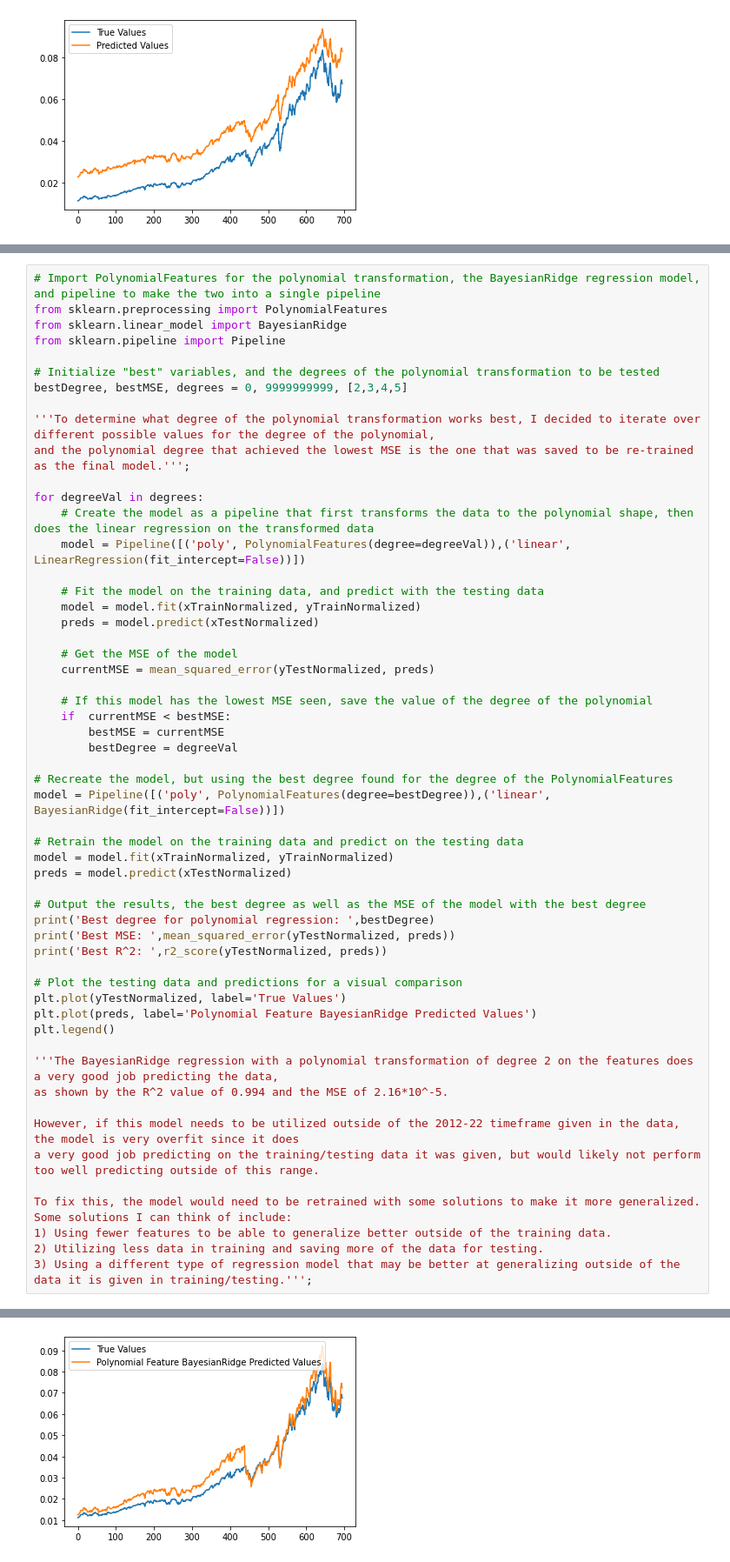
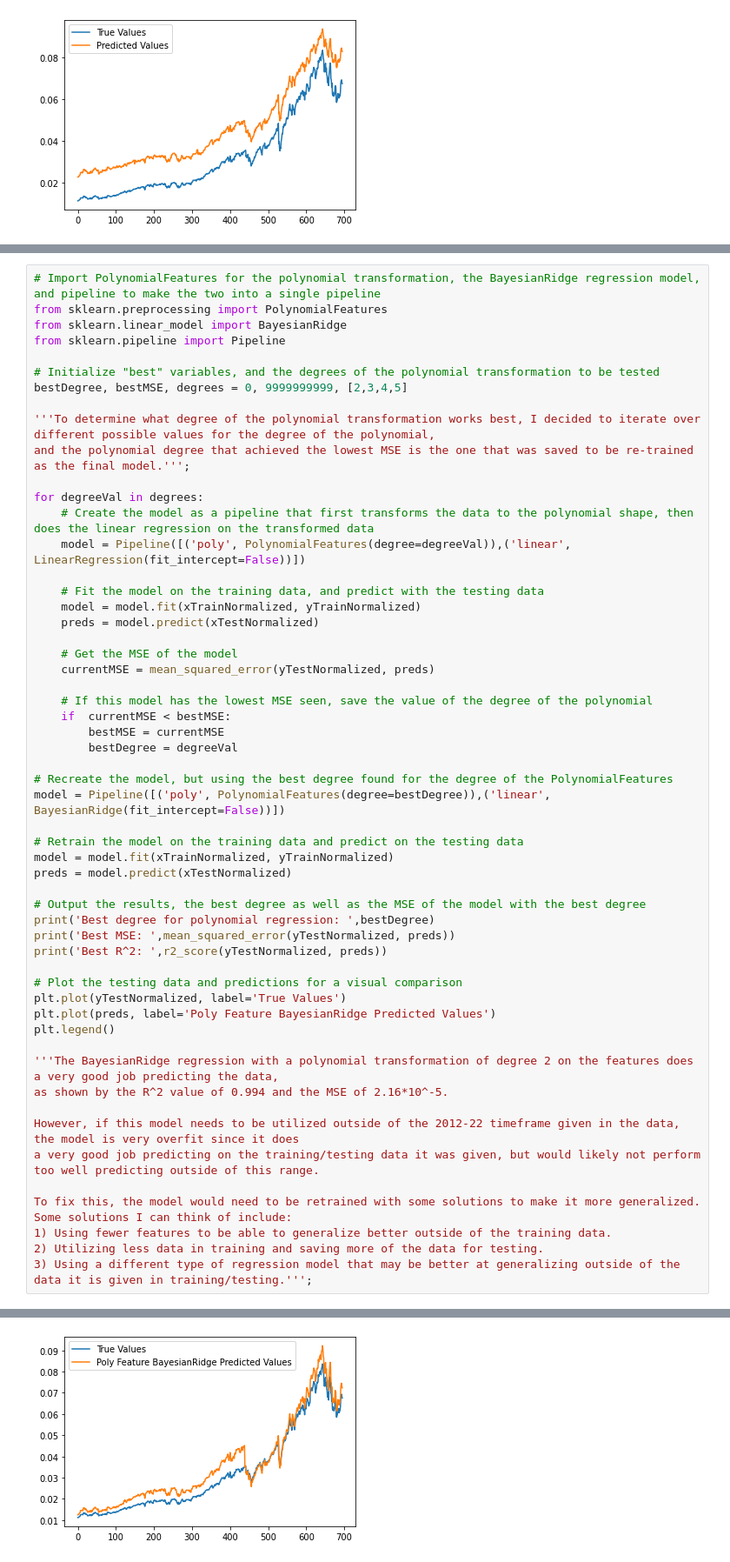
Before and after one commit to ZakariyyaScavotto/SSMIF-Fall-2022-Coding-Challenge, a Jupyter notebook: ml.ipynb, the cells around one changed output, grey strips where cells are left out. Shown: that part at 87% size. Saved outputs shown, nothing was run; the diff lists cells and outputs as text.

```diff
--- a/ml.ipynb
+++ b/ml.ipynb
@@ -374,32 +374,32 @@ for degreeVal in degrees:
 # Recreate the model, but using the best degree found for the degree of the PolynomialFeatures
 model = Pipeline([('poly', PolynomialFeatures(degree=bestDegree)),('linear', BayesianRidge(fit_intercept=False))])
 
 # Retrain the model on the training data and predict on the testing data
 model = model.fit(xTrainNormalized, yTrainNormalized)
 preds = model.predict(xTestNormalized)
 
 # Output the results, the best degree as well as the MSE of the model with the best degree
 print('Best degree for polynomial regression: ',bestDegree)
 print('Best MSE: ',mean_squared_error(yTestNormalized, preds))
 print('Best R^2: ',r2_score(yTestNormalized, preds))
 
 # Plot the testing data and predictions for a visual comparison
 plt.plot(yTestNormalized, label='True Values')
-plt.plot(preds, label='Polynomial Feature BayesianRidge Predicted Values')
+plt.plot(preds, label='Poly Feature BayesianRidge Predicted Values')
 plt.legend()
 
 '''The BayesianRidge regression with a polynomial transformation of degree 2 on the features does a very good job predicting the data,
 as shown by the R^2 value of 0.994 and the MSE of 2.16*10^-5.
 
 However, if this model needs to be utilized outside of the 2012-22 timeframe given in the data, the model is very overfit since it does
 a very good job predicting on the training/testing data it was given, but would likely not perform too well predicting outside of this range.
 
 To fix this, the model would need to be retrained with some solutions to make it more generalized. Some solutions I can think of include:
 1) Using fewer features to be able to generalize better outside of the training data.
 2) Utilizing less data in training and saving more of the data for testing.
 3) Using a different type of regression model that may be better at generalizing outside of the data it is given in training/testing.''';
 # %% [output]
 Best degree for polynomial regression:  2
 Best MSE:  2.1641156266397183e-05
 Best R^2:  0.9442482419510078
-[figure, old version]
+[figure, new version]
```
Also changed, not shown: parts of 1 cell of this notebook.
